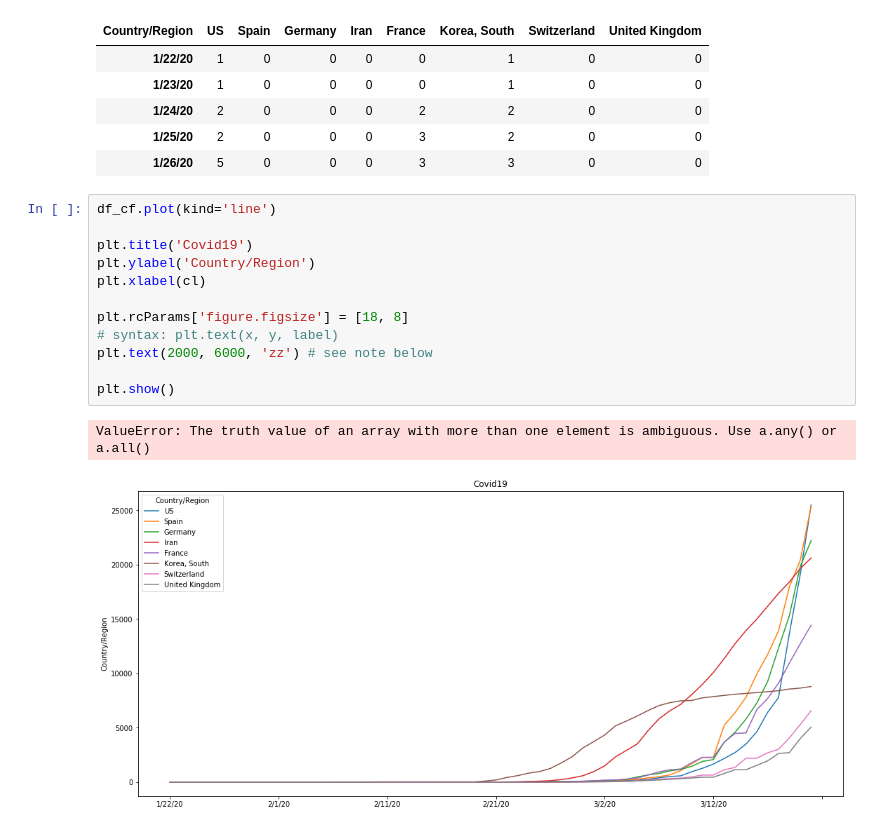
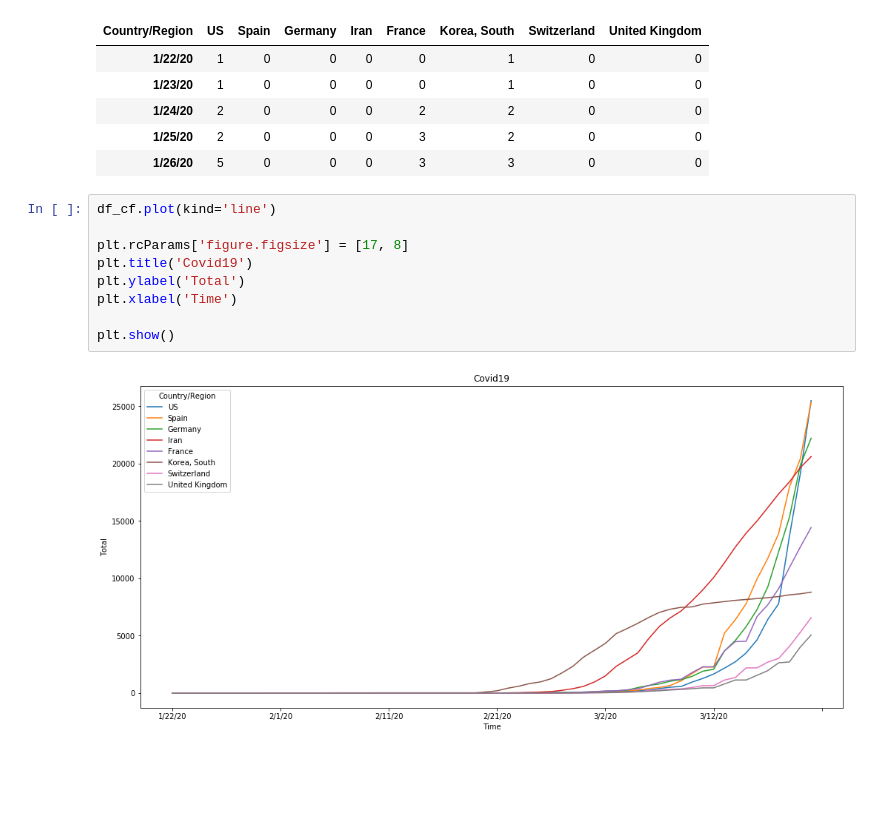
Before and after one commit to ThanhCj/covid-19, a Jupyter notebook: Covid19_report.ipynb, the cells around one changed output. Cells and saved outputs as stored; diff of their text form; blank space fills up the shorter version.

```diff
--- a/Covid19_report.ipynb
+++ b/Covid19_report.ipynb
@@ -132,15 +124,11 @@ df_cf.head()
 # %%
 df_cf.plot(kind='line')
 
+plt.rcParams['figure.figsize'] = [17, 8]
 plt.title('Covid19')
-plt.ylabel('Country/Region')
-plt.xlabel(cl)
-
-plt.rcParams['figure.figsize'] = [18, 8]
-# syntax: plt.text(x, y, label)
-plt.text(2000, 6000, 'zz') # see note below
+plt.ylabel('Total')
+plt.xlabel('Time')
 
 plt.show()
 # %% [output]
-ValueError: The truth value of an array with more than one element is ambiguous. Use a.any() or a.all()
-[figure, old version]
+[figure, new version]
```
Also changed, not shown: parts of 3 cells of this notebook.
